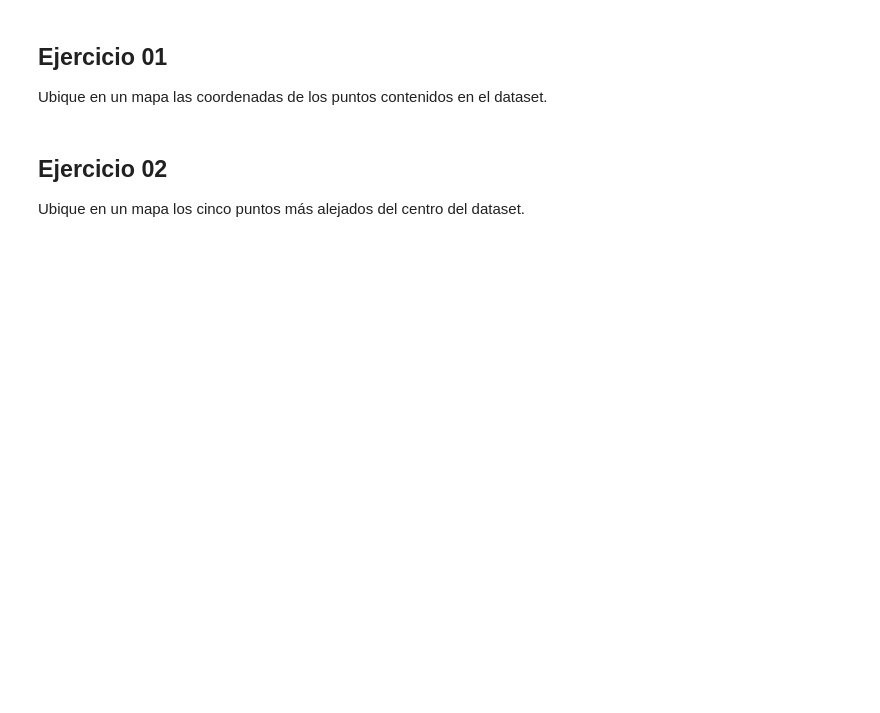
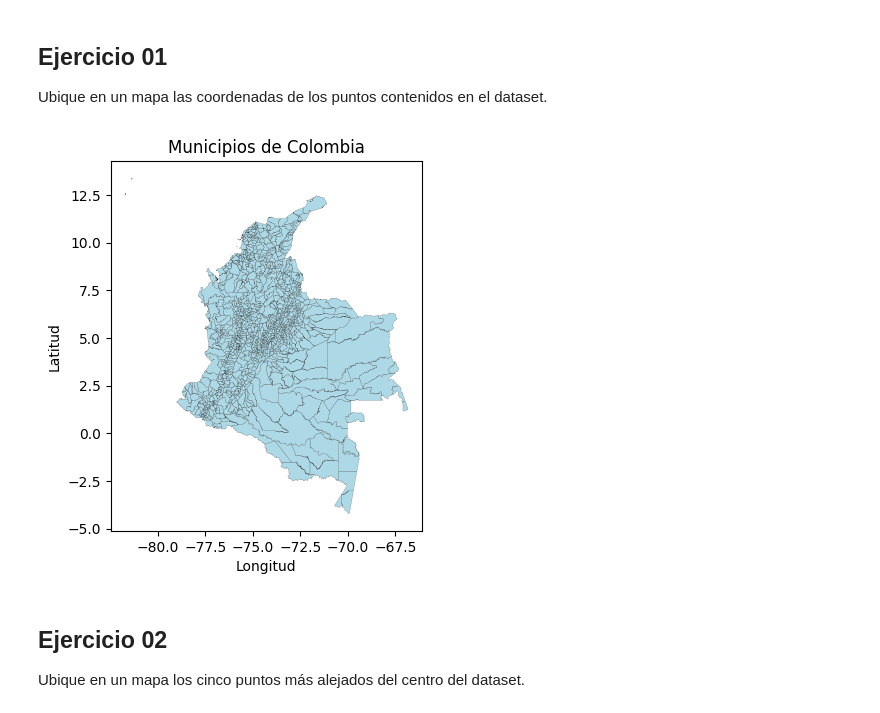
Before and after one commit to BluessyJazz/Programacion-Para-Ingenieria_2024-1, a Jupyter notebook: SI05 GeoPandas SciPy/BEDOYAa_SI05_v20240516.ipynb, the cells around one changed output. Drawn from its saved outputs; the diff is of its cells as text; code cells hidden in the pictures; blank space fills up the shorter version.

```diff
--- a/SI05 GeoPandas SciPy/BEDOYAa_SI05_v20240516.ipynb
+++ b/SI05 GeoPandas SciPy/BEDOYAa_SI05_v20240516.ipynb
@@ -52,21 +52,3 @@ Note: you may need to restart the kernel to use updated packages.
 Sugerencia: suba el dataset a Googledrive y luego publíquelo como página web. El siguiente enlace le indica cómo hacerlo: [Cómo publicar archivos de Documentos, Hojas de cálculo, Presentaciones y Formularios de Google](https://support.google.com/docs/answer/183965?hl=es-419&co=GENIE.Platform%3DDesktop).
 
 Nota: si lo desea puede utilizar otro método para obtener la url del dataset.
-# %%
-try:
-
-
-
-# Importar las librerías necesarias
-
-
-# Conocer la versiones de las librerías instaladas
-
-
-# Guardar en la variable 'ruta' la url del dataset
-ruta =
-
-# Cargar el dataset a partir de la ruta establecida
-
-
-# Verificar la lectura del dataset
@@ -148,0 +251,16 @@ Ubique en un mapa las coordenadas de los puntos contenidos en el dataset.
+# %%
+# Crear una figura y un eje
+fig, ax = plt.subplots()
+
+# Dibujar los puntos en el mapa
+mun_col.plot(ax=ax, color='lightblue', edgecolor='black', linewidth=0.1)
+
+# Añadir un título y etiquetas a los ejes
+ax.set_title('Municipios de Colombia')
+ax.set_xlabel('Longitud')
+ax.set_ylabel('Latitud')
+
+# Mostrar el mapa
+plt.show()
+# %% [output]
+[figure, added]
```
Also changed, not shown: parts of 17 cells of this notebook.
